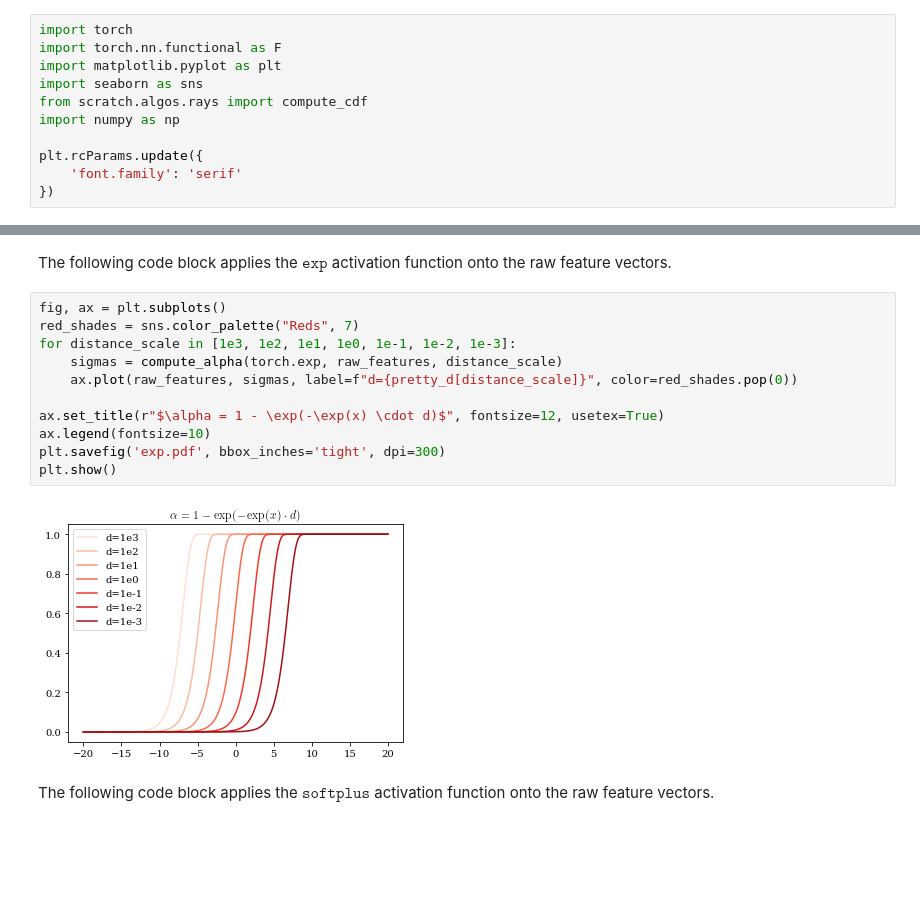
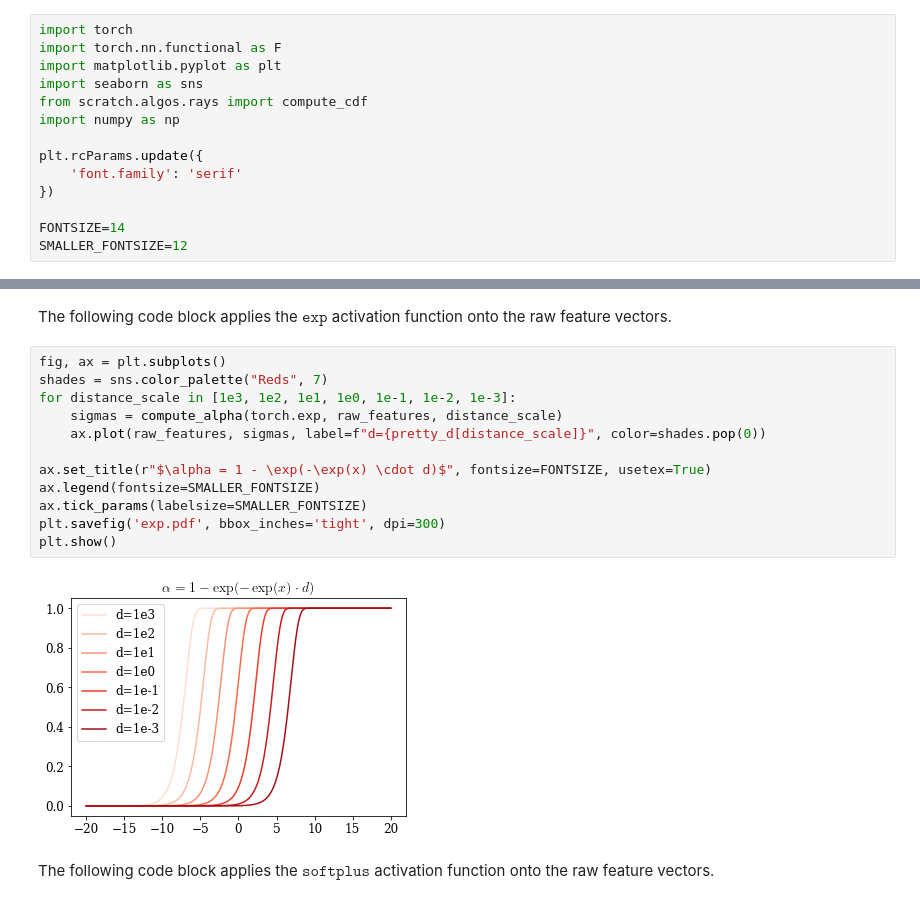
Before and after one commit to j93hahn/scratch, a Jupyter notebook: scratch/algos/alphainv.ipynb, the cells around one changed output, grey strips where cells are left out. Saved outputs shown, nothing was run; the diff lists cells and outputs as text; blank space fills up the shorter version.

```diff
--- a/scratch/algos/alphainv.ipynb
+++ b/scratch/algos/alphainv.ipynb
@@ -9,6 +9,9 @@ import numpy as np
 plt.rcParams.update({
     'font.family': 'serif'
 })
+
+FONTSIZE=14
+SMALLER_FONTSIZE=12
 # %%
 def compute_alpha(func, x, d):
     a = 1. - torch.exp(-func(x) * d)
@@ -28,17 +31,18 @@ pretty_d = {
 The following code block applies the $\mathtt{exp}$ activation function onto the raw feature vectors.
 # %%
 fig, ax = plt.subplots()
-red_shades = sns.color_palette("Reds", 7)
+shades = sns.color_palette("Reds", 7)
 for distance_scale in [1e3, 1e2, 1e1, 1e0, 1e-1, 1e-2, 1e-3]:
     sigmas = compute_alpha(torch.exp, raw_features, distance_scale)
-    ax.plot(raw_features, sigmas, label=f"d={pretty_d[distance_scale]}", color=red_shades.pop(0))
+    ax.plot(raw_features, sigmas, label=f"d={pretty_d[distance_scale]}", color=shades.pop(0))
 
-ax.set_title(r"$\alpha = 1 - \exp(-\exp(x) \cdot d)$", fontsize=12, usetex=True)
-ax.legend(fontsize=10)
+ax.set_title(r"$\alpha = 1 - \exp(-\exp(x) \cdot d)$", fontsize=FONTSIZE, usetex=True)
+ax.legend(fontsize=SMALLER_FONTSIZE)
+ax.tick_params(labelsize=SMALLER_FONTSIZE)
 plt.savefig('exp.pdf', bbox_inches='tight', dpi=300)
 plt.show()
 # %% [output]
-[figure, old version]
+[figure, new version]
 # %% [markdown]
 The following code block applies the $\mathtt{softplus}$ activation function onto the raw feature vectors.
 # %%
```
Also changed, not shown: parts of 15 cells of this notebook.
